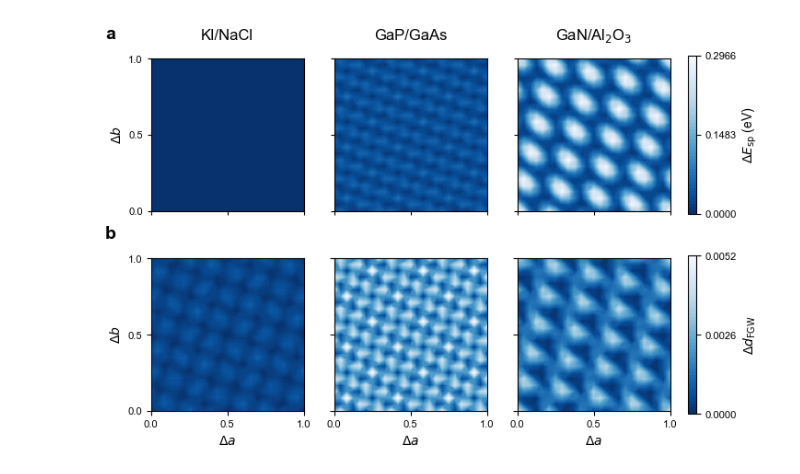
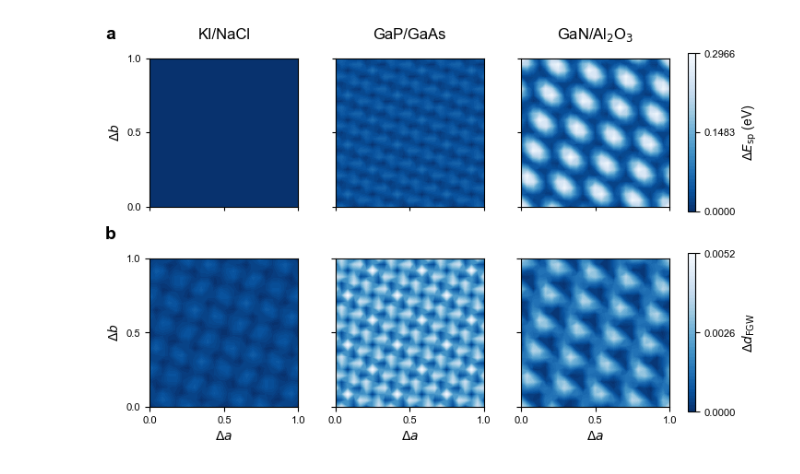
Before and after one commit to YuxuanTang2002/RegFGW, a Jupyter notebook: examples/fgw_mace_sp_landscapes.ipynb, the cells around one changed output. Cells and saved outputs as stored; diff of their text form; code cells hidden in the pictures.

Commit message:
Figure adjusted

```diff
--- a/examples/fgw_mace_sp_landscapes.ipynb
+++ b/examples/fgw_mace_sp_landscapes.ipynb
@@ -22,6 +22,14 @@ plt.rcParams.update({
     "ytick.labelsize": 8,
     "axes.linewidth": 0.8,
 })
+fig_layout = dict(
+    left=0.05,
+    right=0.95,
+    top=0.95,
+    bottom=0.05,
+    wspace=0.25,
+    hspace=0.01,
+)
 panel_label_size = 14
 fig_width = 7.2
 fig_height = 4.8
@@ -64,7 +72,7 @@ fgw_d_min = min(f.min() for f in fgw_ds)
 fgw_d_max = max(f.max() for f in fgw_ds)
 # %%
 fig, axes = plt.subplots(2, 3, figsize=(fig_width, fig_height))
-plt.subplots_adjust(**layout)
+plt.subplots_adjust(**fig_layout)
 c1 = None
 c2 = None
 
@@ -107,31 +115,31 @@ for i, (system, data) in enumerate(zip(systems, data_store)):
 
     axes[0, i].tick_params(direction="out", length=3, width=0.8)
 # Add row labels
 axes[0, 0].text(
     -0.3, 1.13,
     "a",
     transform=axes[0, 0].transAxes,
     fontsize=panel_label_size,
     fontweight="bold",
 )
 axes[1, 0].text(
     -0.3, 1.13,
     "b",
     transform=axes[1, 0].transAxes,
     fontsize=panel_label_size,
     fontweight="bold",
 )
 # Add colorbars
 cbar1 = fig.colorbar(c1, ax=axes[0, :], orientation="vertical", fraction=0.1, pad=0.03, shrink=0.8)
 cbar1.set_label(r"$\Delta E_{\mathrm{sp}}$ (eV)")
 cbar1.set_ticks([energy_min, (energy_min+energy_max)/2, energy_max])
 cbar1.ax.yaxis.set_major_formatter(FormatStrFormatter("%.4f"))
 cbar2 = fig.colorbar(c2, ax=axes[1, :], orientation="vertical", fraction=0.1, pad=0.03, shrink=0.8)
 cbar2.set_label(r"$\Delta d_{\mathrm{FGW}}$")
 cbar2.set_ticks([fgw_d_min, (fgw_d_min+fgw_d_max)/2, fgw_d_max])
 cbar2.ax.yaxis.set_major_formatter(FormatStrFormatter("%.4f"))
 # Output figures
 plt.savefig("fgw_mace_sp_landscapes.pdf", dpi=300, bbox_inches="tight")
 plt.show()
 # %% [output]
-[figure, old version]
+[figure, new version]
```
Also changed, not shown: 3 other files.
